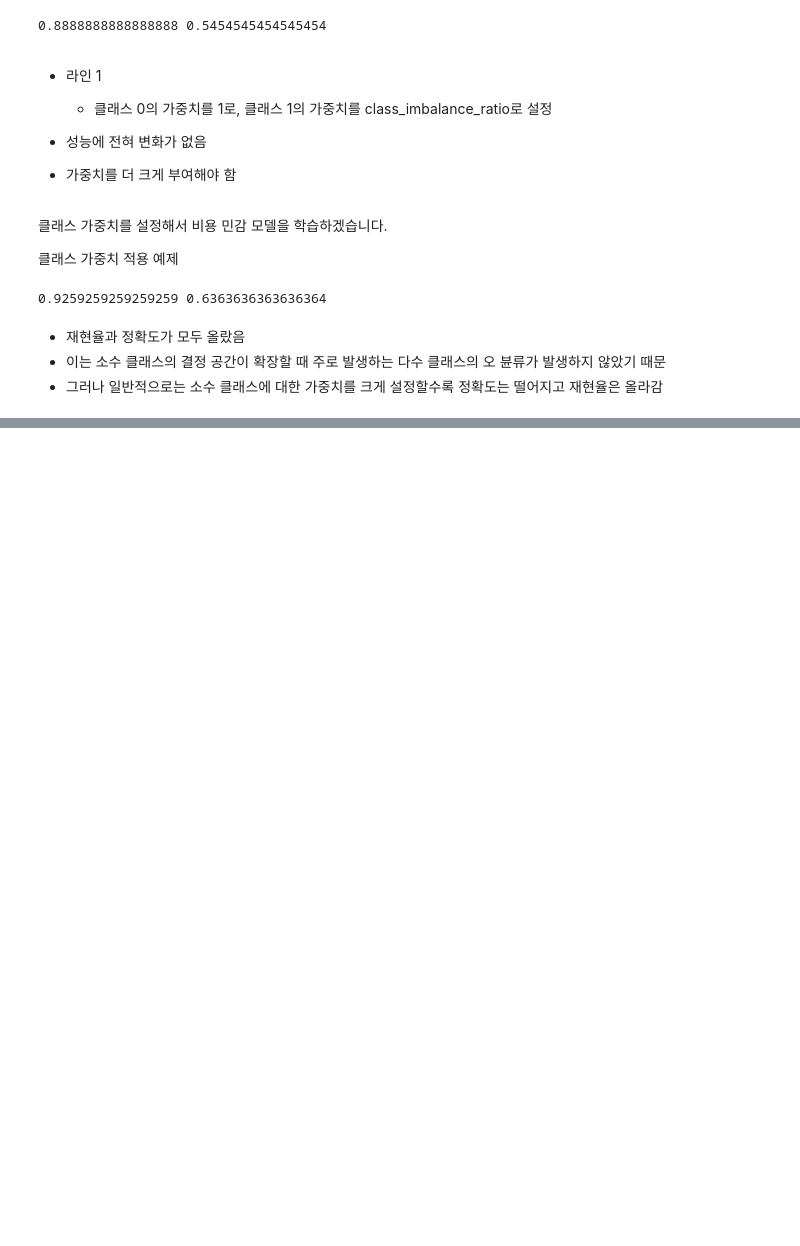
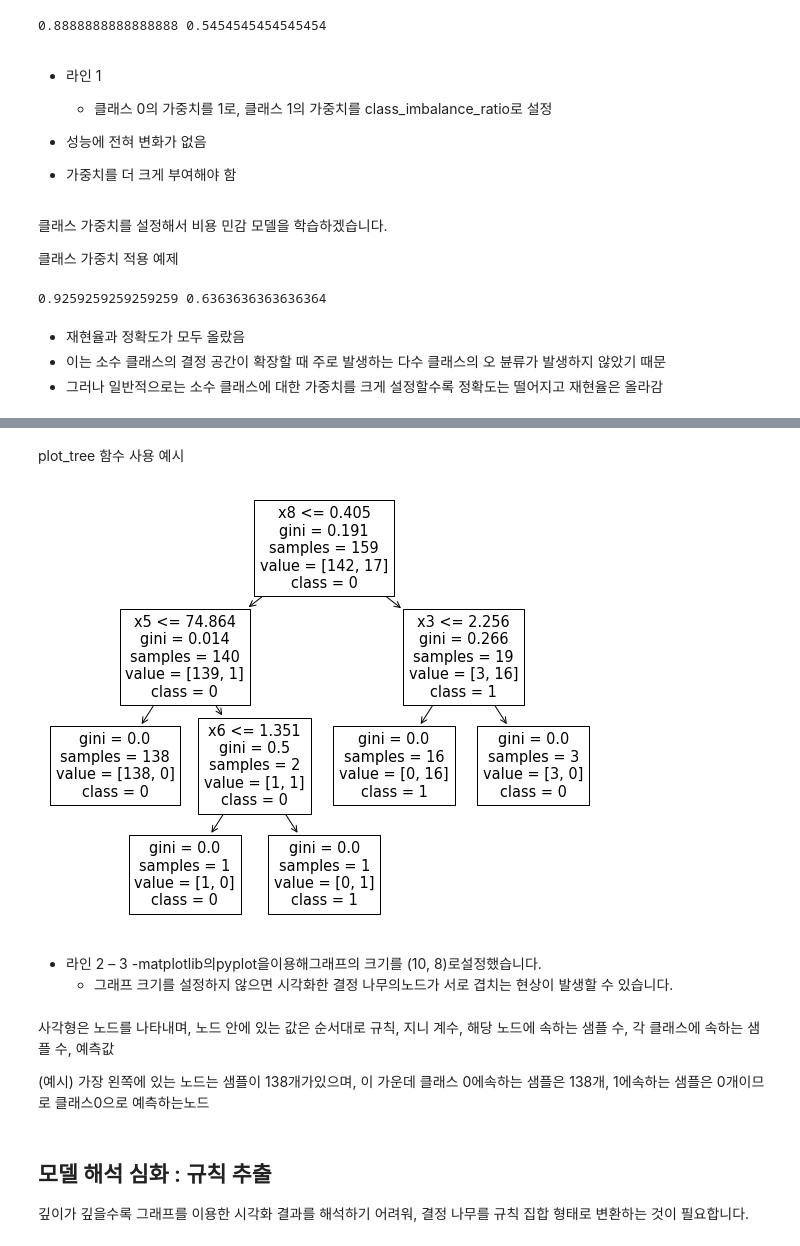
Before and after one commit to gharashim/study_machine_learning, a Jupyter notebook: 3. 주요 지도 학습 모델/3. 결정 나무.ipynb, the cells around one changed output, grey strips where cells are left out. Saved outputs shown, nothing was run; the diff lists cells and outputs as text; code cells hidden in the pictures; blank space fills up the shorter version.

```diff
--- a/3. 주요 지도 학습 모델/3. 결정 나무.ipynb
+++ b/3. 주요 지도 학습 모델/3. 결정 나무.ipynb
@@ -168,0 +213,21 @@ print(acc, rec)
+# %% [markdown]
+plot_tree 함수 사용 예시
+# %%
+from sklearn.tree import plot_tree
+from matplotlib import pyplot as plt
+plt.figure(figsize=(10,8))
+plot_tree(model, feature_names=list(X_train.columns), class_names=["0","1"])
+plt.show()
+# %% [output]
+[figure, added]
+# %% [markdown]
+- 라인 2 – 3
+    -matplotlib의pyplot을이용해그래프의 크기를 (10, 8)로설정했습니다.
+    - 그래프 크기를 설정하지 않으면 시각화한 결정 나무의노드가 서로 겹치는 현상이 발생할 수 있습니다.
+# %% [markdown]
+사각형은 노드를 나타내며, 노드 안에 있는 값은 순서대로 규칙, 지니 계수, 해당 노드에 속하는 샘플 수, 각 클래스에 속하는 샘플 수, 예측값
+
+(예시) 가장 왼쪽에 있는 노드는 샘플이 138개가있으며, 이 가운데 클래스 0에속하는 샘플은 138개, 1에속하는 샘플은 0개이므로 클래스0으로 예측하는노드
+# %% [markdown]
+## 모델 해석 심화 : 규칙 추출
+깊이가 깊을수록 그래프를 이용한 시각화 결과를 해석하기 어려워, 결정 나무를 규칙 집합 형태로 변환하는 것이 필요합니다.
```
Also changed, not shown: parts of 11 cells of this notebook, 4 other files.
